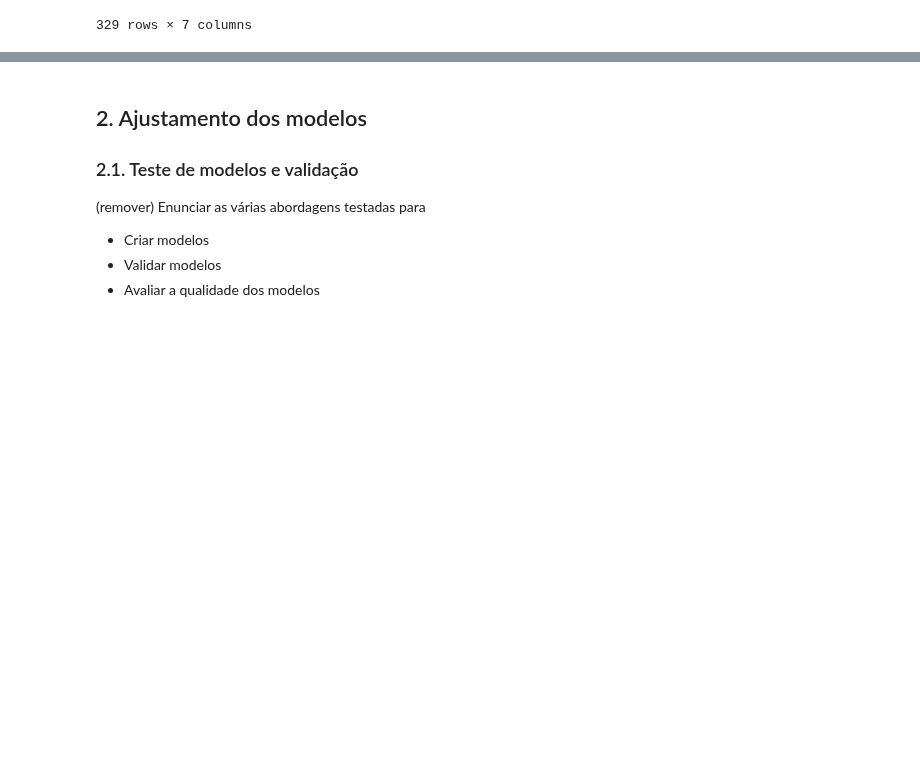
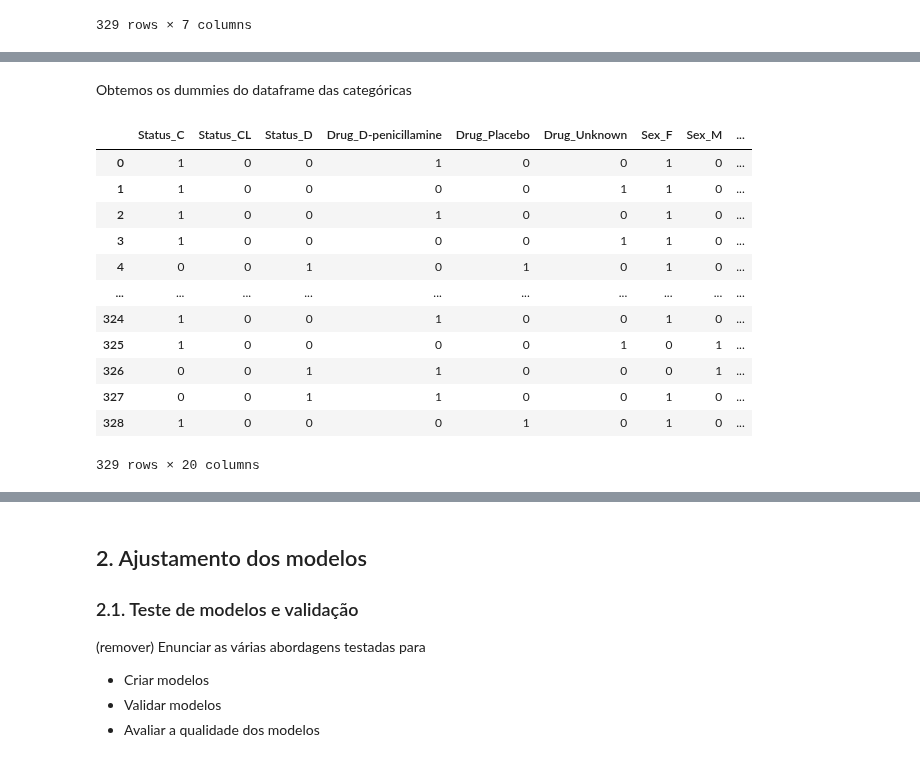
Before and after one commit to Singularitty/ProjetoSI, a Jupyter notebook: Projeto3/SI-proj3-42.ipynb, the cells around one changed output, grey strips where cells are left out. Saved outputs shown, nothing was run; the diff lists cells and outputs as text; code cells hidden in the pictures; blank space fills up the shorter version.

```diff
--- a/Projeto3/SI-proj3-42.ipynb
+++ b/Projeto3/SI-proj3-42.ipynb
@@ -105,0 +108,22 @@ df_categorical
+# %% [markdown]
+Obtemos os dummies do dataframe das categóricas
+# %%
+df_categorical_dummies = pd.get_dummies(df_categorical)
+
+column_names_dum = np.array(df_categorical_dummies.columns)
+
+df_categorical_dummies
+# %% [output]
+|  | Status_C | Status_CL | Status_D | Drug_D-penicillamine | Drug_Placebo | Drug_Unknown | Sex_F | Sex_M | ... |
+| 0 | 1 | 0 | 0 | 1 | 0 | 0 | 1 | 0 | ... |
+| 1 | 1 | 0 | 0 | 0 | 0 | 1 | 1 | 0 | ... |
+| 2 | 1 | 0 | 0 | 1 | 0 | 0 | 1 | 0 | ... |
+| 3 | 1 | 0 | 0 | 0 | 0 | 1 | 1 | 0 | ... |
+| 4 | 0 | 0 | 1 | 0 | 1 | 0 | 1 | 0 | ... |
+| ... | ... | ... | ... | ... | ... | ... | ... | ... | ... |
+| 324 | 1 | 0 | 0 | 1 | 0 | 0 | 1 | 0 | ... |
+| 325 | 1 | 0 | 0 | 0 | 0 | 1 | 0 | 1 | ... |
+| 326 | 0 | 0 | 1 | 1 | 0 | 0 | 0 | 1 | ... |
+| 327 | 0 | 0 | 1 | 1 | 0 | 0 | 1 | 0 | ... |
+| 328 | 1 | 0 | 0 | 0 | 1 | 0 | 1 | 0 | ... |
+329 rows × 20 columns
```
Also changed, not shown: parts of 15 cells of this notebook.
